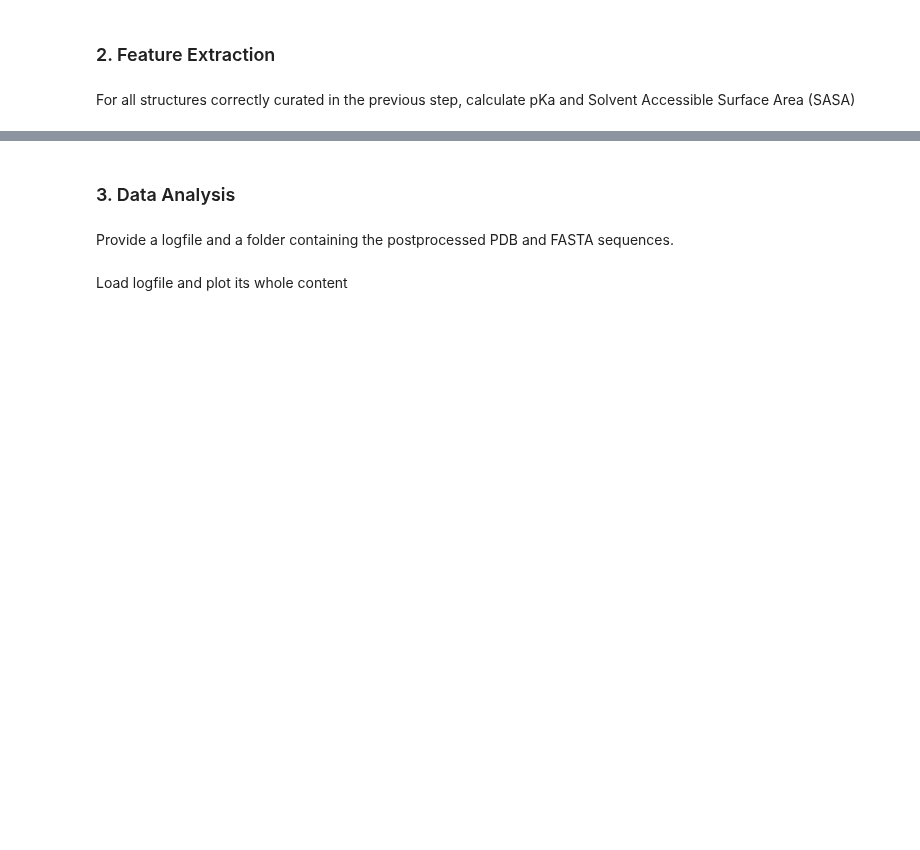
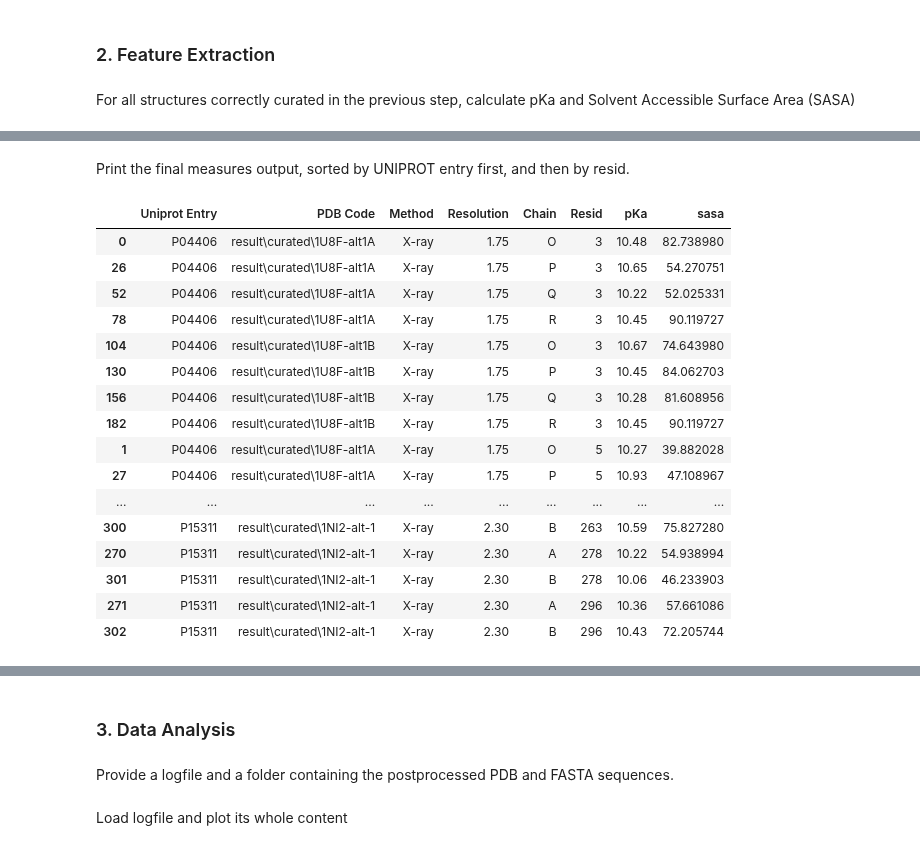
Before and after one commit to Degiacomi-Lab/RESDY, a Jupyter notebook: carbamylation.ipynb, the cells around one changed output, grey strips where cells are left out. Saved outputs shown, nothing was run; the diff lists cells and outputs as text; code cells hidden in the pictures; blank space fills up the shorter version.

```diff
--- a/carbamylation.ipynb
+++ b/carbamylation.ipynb
@@ -93,28 +88,8 @@ UNIPROT: P15311, PDB: 1NI2
 # %% [markdown]
 For all structures correctly curated in the previous step, calculate pKa and Solvent Accessible Surface Area (SASA)
 # %%
-### CODE HERE ###
-import glob
+M = Measure(pdb.df, "result")
+M.measure_dataframe()
 
-class Measure(object):
-
-    def __init__(self, df, folder=""):
-
-        self.df = df
-        self.folder = folder
-
-        # Check that all files in DataFrame appear at least once in folder
-        files1=[os.path.basename(c).split(".")[0] for c in glob.glob(os.path.join(self.folder, "*pdb"))] #to find AlphaFold entries
-        files2=[os.path.basename(c).split("-")[0] for c in glob.glob(os.path.join(self.folder, "*pdb"))] #to find PDB entries
-        for f in df["PDB Code"].values:
-            if f not in files1 and f not in files2:
-                print("%s not found in folder %s"%(f, self.folder))
-            else:
-                print("%s found"%f)
-
-        self.pkaoutdir = "propkaoutput"
-        if not os.path.exists(self.pkaoutdir):
-            os.mkdir(self.pkaoutdir)
-
-M = Measure(pdb.df, "result\\curated")
+#TODO: Measure object saves DataFrame in a csv within its designated results folder
 # %% [output]
@@ -126,0 +113,23 @@ AF-Q9HB71-F1-model_v1 found
+# %% [markdown]
+Print the final measures output, sorted by UNIPROT entry first, and then by resid.
+# %%
+result = M.df.dropna()
+result.sort_values(['Uniprot Entry', 'Resid'])
+# %% [output]
+|  | Uniprot Entry | PDB Code | Method | Resolution | Chain | Resid | pKa | sasa |
+| 0 | P04406 | result\curated\1U8F-alt1A | X-ray | 1.75 | O | 3 | 10.48 | 82.738980 |
+| 26 | P04406 | result\curated\1U8F-alt1A | X-ray | 1.75 | P | 3 | 10.65 | 54.270751 |
+| 52 | P04406 | result\curated\1U8F-alt1A | X-ray | 1.75 | Q | 3 | 10.22 | 52.025331 |
+| 78 | P04406 | result\curated\1U8F-alt1A | X-ray | 1.75 | R | 3 | 10.45 | 90.119727 |
+| 104 | P04406 | result\curated\1U8F-alt1B | X-ray | 1.75 | O | 3 | 10.67 | 74.643980 |
+| 130 | P04406 | result\curated\1U8F-alt1B | X-ray | 1.75 | P | 3 | 10.45 | 84.062703 |
+| 156 | P04406 | result\curated\1U8F-alt1B | X-ray | 1.75 | Q | 3 | 10.28 | 81.608956 |
+| 182 | P04406 | result\curated\1U8F-alt1B | X-ray | 1.75 | R | 3 | 10.45 | 90.119727 |
+| 1 | P04406 | result\curated\1U8F-alt1A | X-ray | 1.75 | O | 5 | 10.27 | 39.882028 |
+| 27 | P04406 | result\curated\1U8F-alt1A | X-ray | 1.75 | P | 5 | 10.93 | 47.108967 |
+| ... | ... | ... | ... | ... | ... | ... | ... | ... |
+| 300 | P15311 | result\curated\1NI2-alt-1 | X-ray | 2.30 | B | 263 | 10.59 | 75.827280 |
+| 270 | P15311 | result\curated\1NI2-alt-1 | X-ray | 2.30 | A | 278 | 10.22 | 54.938994 |
+| 301 | P15311 | result\curated\1NI2-alt-1 | X-ray | 2.30 | B | 278 | 10.06 | 46.233903 |
+| 271 | P15311 | result\curated\1NI2-alt-1 | X-ray | 2.30 | A | 296 | 10.36 | 57.661086 |
+| 302 | P15311 | result\curated\1NI2-alt-1 | X-ray | 2.30 | B | 296 | 10.43 | 72.205744 |
```
Also changed, not shown: parts of 10 cells of this notebook, 26 other files.
